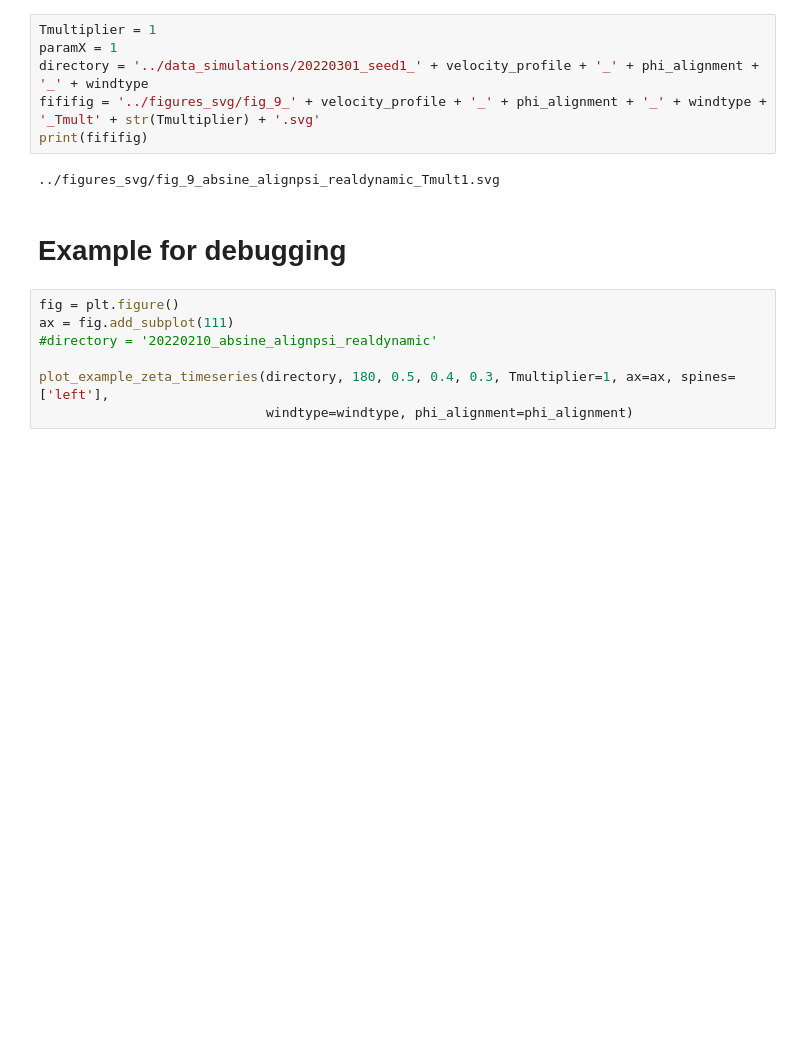
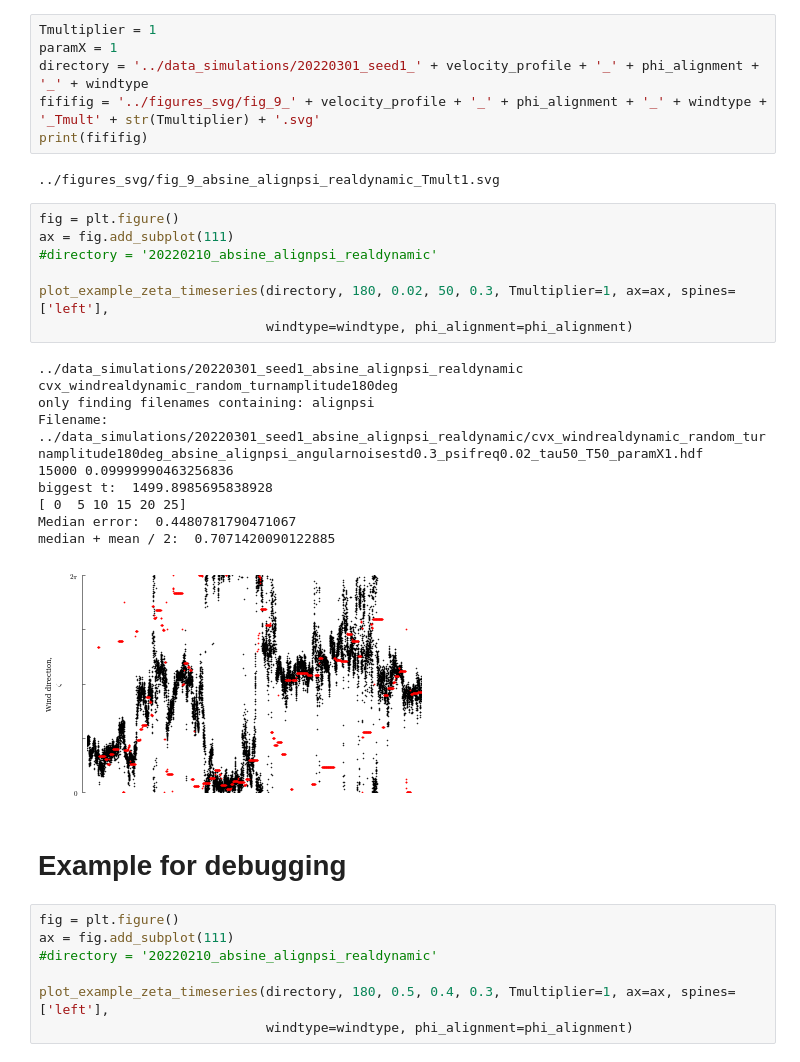
Before and after one commit to florisvb/active_anemosensing, a Jupyter notebook: notebooks_to_generate_figures/fig_9_3noise_heatmaps.ipynb, the cells around one changed output. Saved outputs shown, nothing was run; the diff lists cells and outputs as text; blank space fills up the shorter version.

```diff
--- a/notebooks_to_generate_figures/fig_9_3noise_heatmaps.ipynb
+++ b/notebooks_to_generate_figures/fig_9_3noise_heatmaps.ipynb
@@ -69,6 +84,24 @@ fififig = '../figures_svg/fig_9_' + velocity_profile + '_' + phi_alignment + '_'
 print(fififig)
 # %% [output]
 ../figures_svg/fig_9_absine_alignpsi_realdynamic_Tmult1.svg
+# %%
+fig = plt.figure()
+ax = fig.add_subplot(111)
+#directory = '20220210_absine_alignpsi_realdynamic'
+
+plot_example_zeta_timeseries(directory, 180, 0.02, 50, 0.3, Tmultiplier=1, ax=ax, spines=['left'],
+                             windtype=windtype, phi_alignment=phi_alignment)
+# %% [output]
+../data_simulations/20220301_seed1_absine_alignpsi_realdynamic
+cvx_windrealdynamic_random_turnamplitude180deg
+only finding filenames containing: alignpsi
+Filename:  ../data_simulations/20220301_seed1_absine_alignpsi_realdynamic/cvx_windrealdynamic_random_turnamplitude180deg_absine_alignpsi_angularnoisestd0.3_psifreq0.02_tau50_T50_paramX1.hdf
+15000 0.09999990463256836
+biggest t:  1499.8985695838928
+[ 0  5 10 15 20 25]
+Median error:  0.4480781790471067
+median + mean / 2:  0.7071420090122885
+[figure, added]
 # %% [markdown]
 # Example for debugging
 # %%
```
Also changed, not shown: parts of 8 cells of this notebook, 10 other files.
